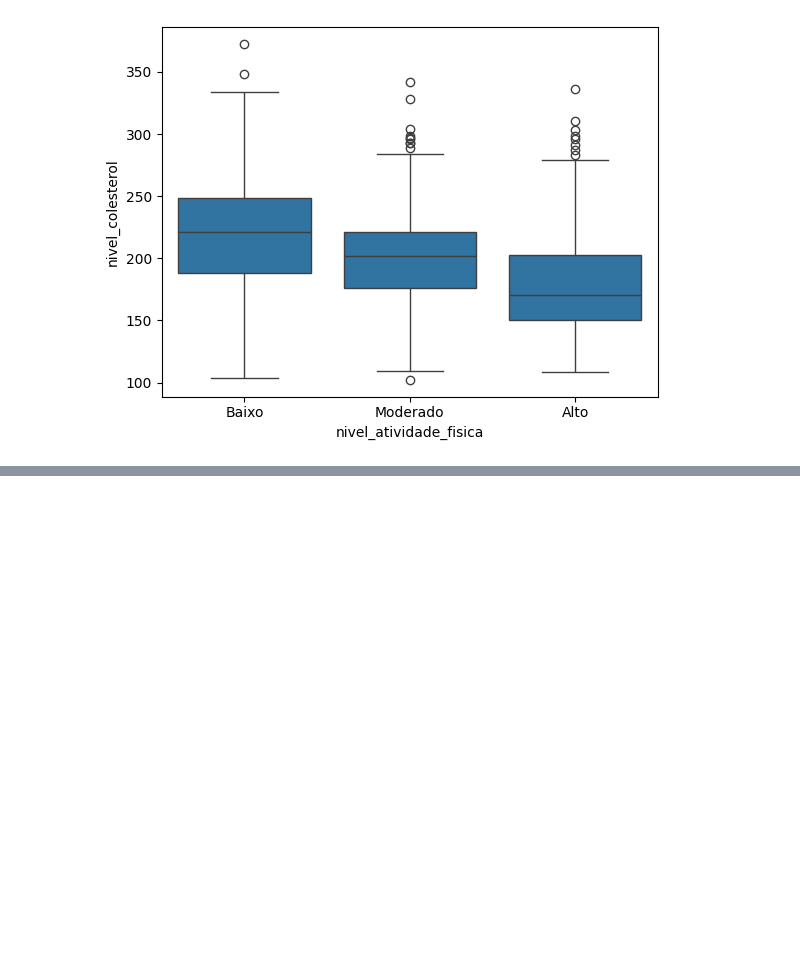
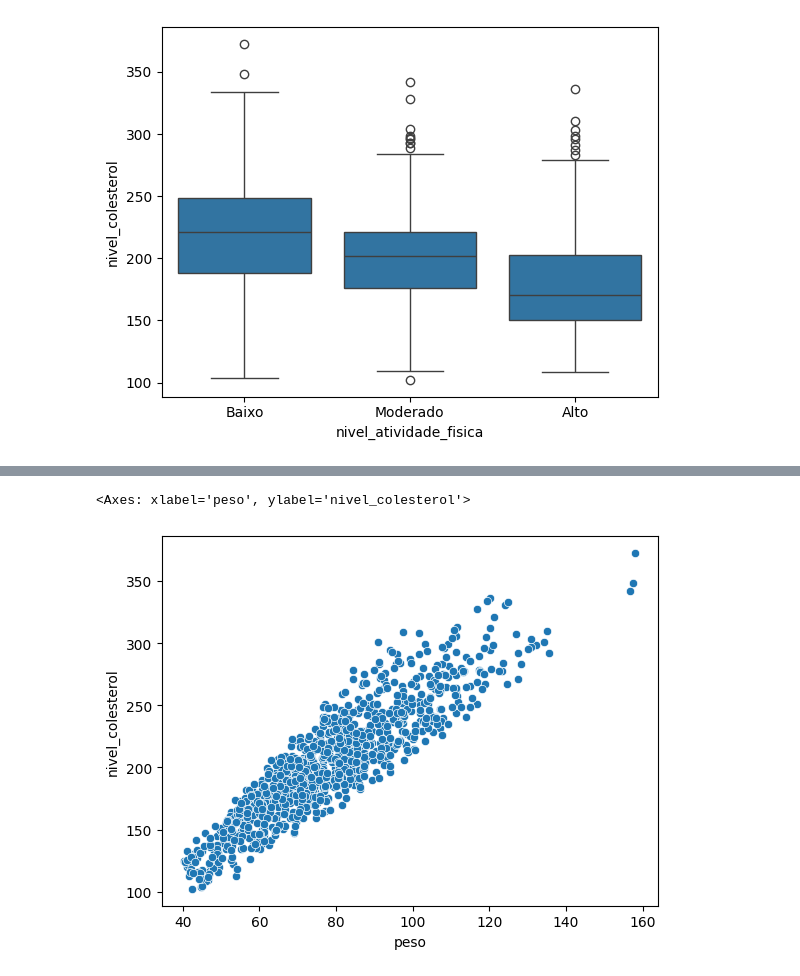
Before and after one commit to angelomedeiros/formacao-ia-regressao-linear-multipla, a Jupyter notebook: modelo_colesterol.ipynb, the cells around one changed output, grey strips where cells are left out. Drawn from its saved outputs; the diff is of its cells as text; code cells hidden in the pictures; blank space fills up the shorter version.

```diff
--- a/modelo_colesterol.ipynb
+++ b/modelo_colesterol.ipynb
@@ -243,0 +250,6 @@ sns.boxplot(x='nivel_atividade_fisica', y='nivel_colesterol', data=df_colesterol
+# %%
+# Cruzamento variáveis numericas com Nivel de colesterol (peso)
+sns.scatterplot(x='peso', y='nivel_colesterol', data=df_colesterol_eda)
+# %% [output]
+<Axes: xlabel='peso', ylabel='nivel_colesterol'>
+[figure, added]
```
Also changed, not shown: parts of 2 cells of this notebook.
